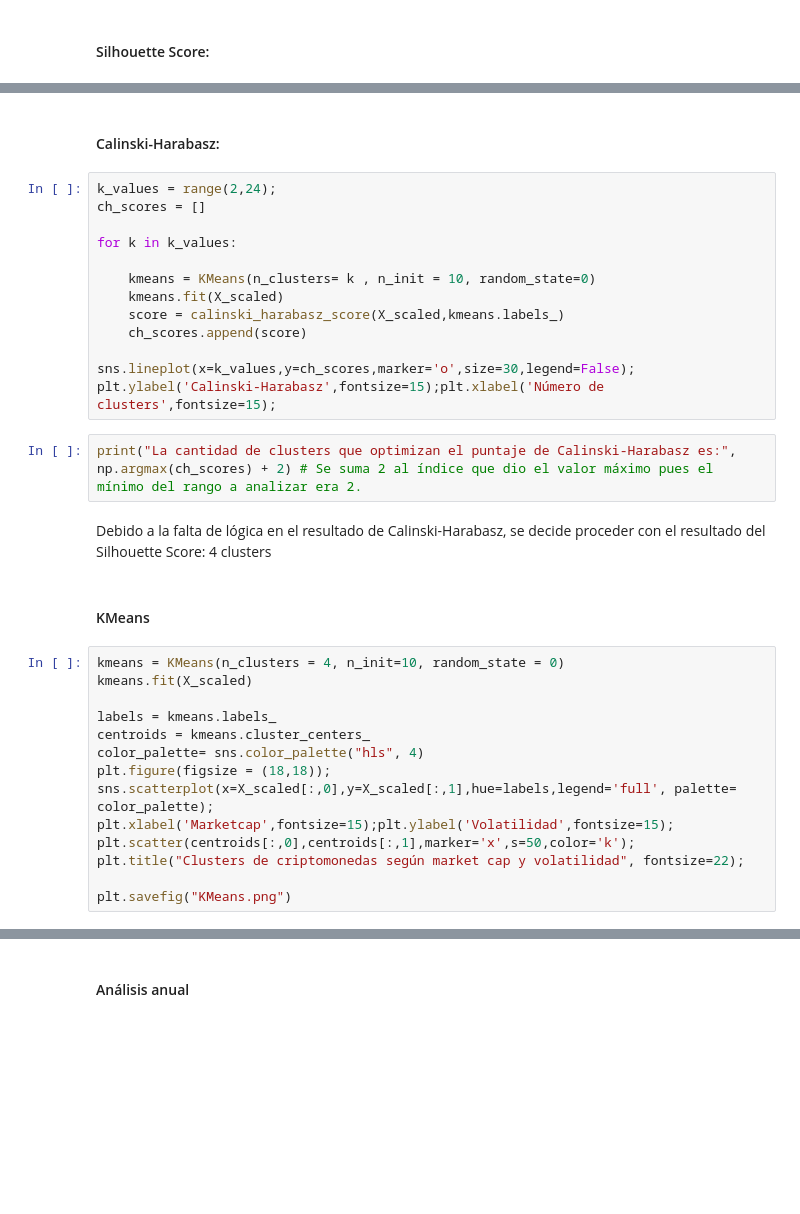
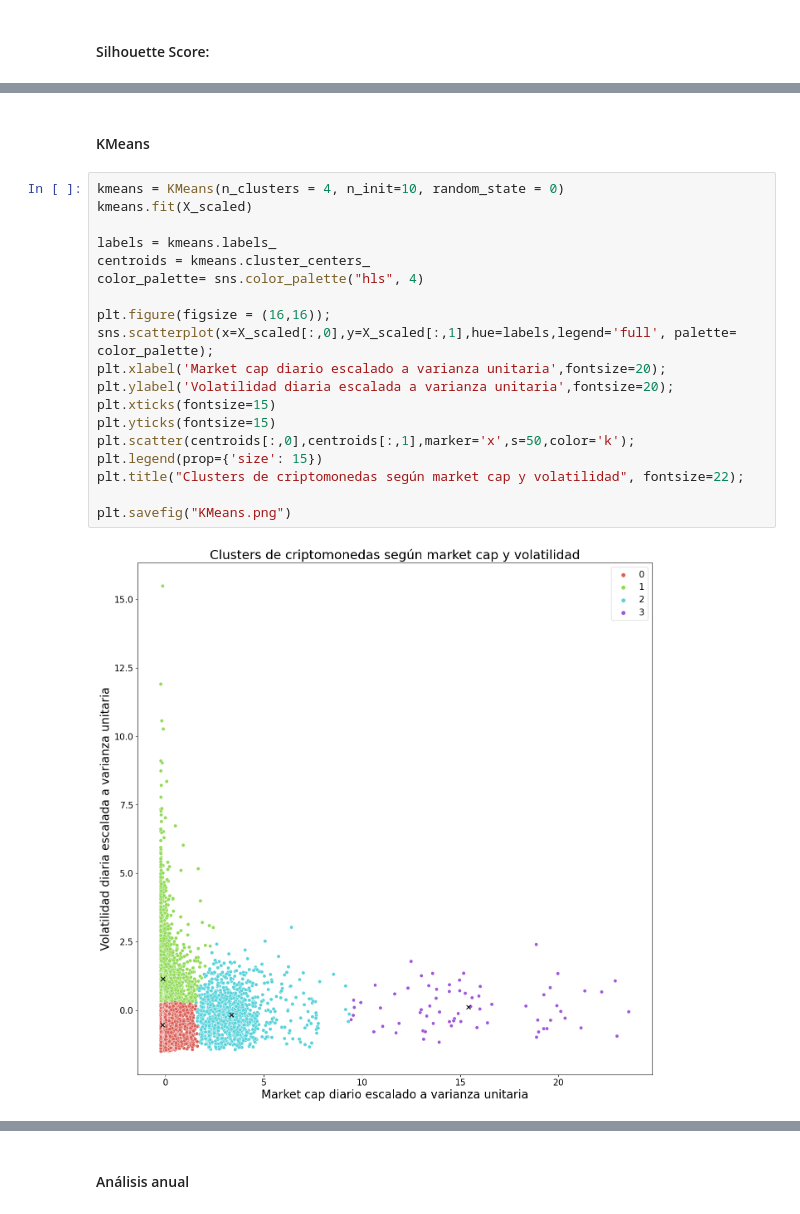
Before and after one commit to Agustin-Bulzomi/Projects, a Jupyter notebook: Programming/Digital House (Python)/Project 4 - Criptocurrencies/1) Analysis.ipynb, the cells around one changed output, grey strips where cells are left out. Saved outputs shown, nothing was run; the diff lists cells and outputs as text; blank space fills up the shorter version.

```diff
--- a/Programming/Digital House (Python)/Project 4 - Criptocurrencies/1) Analysis.ipynb
+++ b/Programming/Digital House (Python)/Project 4 - Criptocurrencies/1) Analysis.ipynb
@@ -133,36 +205,24 @@ print("La cantidad de clusters que optimizan el Silhouette Score es:", np.argmax
-# %% [markdown]
-#### Calinski-Harabasz:
-# %%
-k_values = range(2,24);
-ch_scores = []
-
-for k in k_values:
-
-    kmeans = KMeans(n_clusters= k , n_init = 10, random_state=0)
-    kmeans.fit(X_scaled)
-    score = calinski_harabasz_score(X_scaled,kmeans.labels_)
-    ch_scores.append(score)
-
-sns.lineplot(x=k_values,y=ch_scores,marker='o',size=30,legend=False);
-plt.ylabel('Calinski-Harabasz',fontsize=15);plt.xlabel('Número de clusters',fontsize=15);
-# %%
-print("La cantidad de clusters que optimizan el puntaje de Calinski-Harabasz es:", np.argmax(ch_scores) + 2) # Se suma 2 al índice que dio el valor máximo pues el mínimo del rango a analizar era 2.
-# %% [markdown]
-Debido a la falta de lógica en el resultado de Calinski-Harabasz, se decide proceder con el resultado del Silhouette Score: 4 clusters
 # %% [markdown]
 #### KMeans
 # %%
 kmeans = KMeans(n_clusters = 4, n_init=10, random_state = 0)
 kmeans.fit(X_scaled)
 
 labels = kmeans.labels_
 centroids = kmeans.cluster_centers_
 color_palette= sns.color_palette("hls", 4)
-plt.figure(figsize = (18,18));
+
+plt.figure(figsize = (16,16));
 sns.scatterplot(x=X_scaled[:,0],y=X_scaled[:,1],hue=labels,legend='full', palette= color_palette);
-plt.xlabel('Marketcap',fontsize=15);plt.ylabel('Volatilidad',fontsize=15);
+plt.xlabel('Market cap diario escalado a varianza unitaria',fontsize=20);
+plt.ylabel('Volatilidad diaria escalada a varianza unitaria',fontsize=20);
+plt.xticks(fontsize=15)
+plt.yticks(fontsize=15)
 plt.scatter(centroids[:,0],centroids[:,1],marker='x',s=50,color='k');
+plt.legend(prop={'size': 15})
 plt.title("Clusters de criptomonedas según market cap y volatilidad", fontsize=22);
 
 plt.savefig("KMeans.png")
+# %% [output]
+[figure, added]
 # %% [markdown]
```
Also changed, not shown: parts of 18 cells of this notebook, 20 other files.
